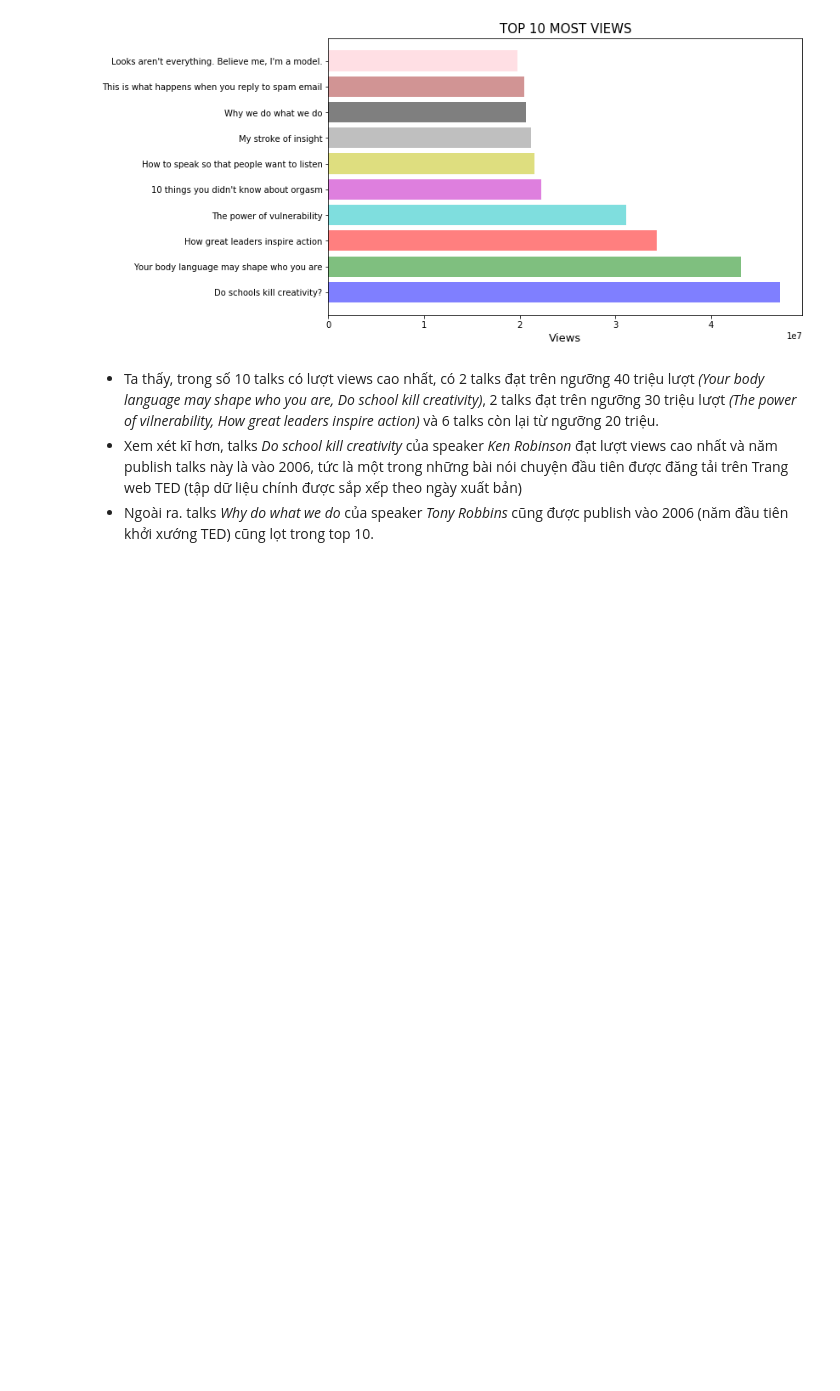
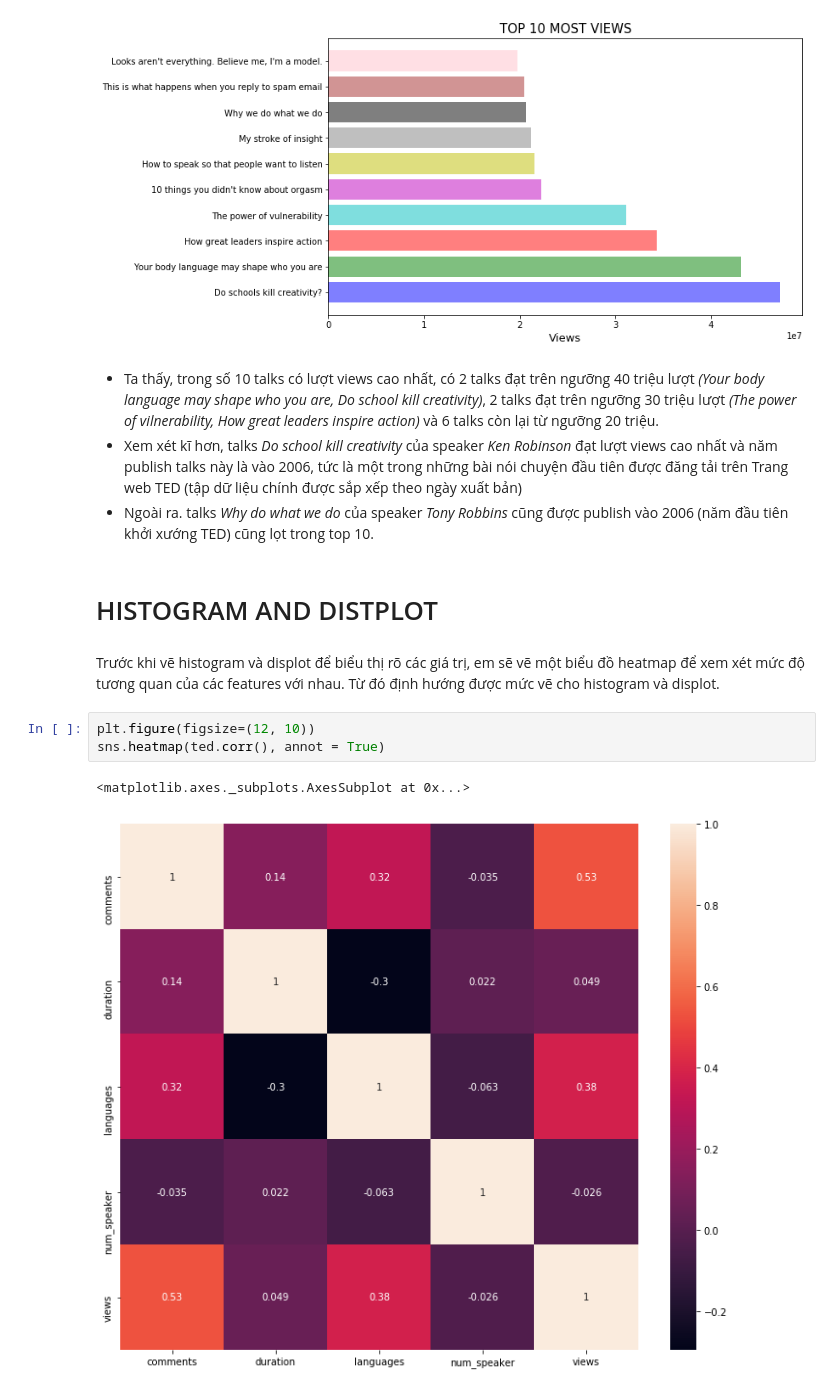
Before and after one commit to nguyenhuynhxuanmai/LTKHDL_FinalProject, a Jupyter notebook: 1712091_NguyenHuynhXuanMai.ipynb, the cells around one changed output. Drawn from its saved outputs; the diff is of its cells as text; blank space fills up the shorter version.

```diff
--- a/1712091_NguyenHuynhXuanMai.ipynb
+++ b/1712091_NguyenHuynhXuanMai.ipynb
@@ -229,3 +229,13 @@ plt.show();
 - Ta thấy, trong số 10 talks có lượt views cao nhất, có 2 talks đạt trên ngưỡng 40 triệu lượt *(Your body language may shape who you are, Do school kill creativity)*, 2 talks đạt trên ngưỡng 30 triệu lượt *(The power of vilnerability, How great leaders inspire action)* và 6 talks còn lại từ ngưỡng 20 triệu.
 - Xem xét kĩ hơn, talks *Do school kill creativity* của speaker *Ken Robinson* đạt lượt views cao nhất và năm publish talks này là vào 2006, tức là một trong những bài nói chuyện đầu tiên được đăng tải trên Trang web TED (tập dữ liệu chính được sắp xếp theo ngày xuất bản)
 - Ngoài ra. talks *Why do what we do* của speaker *Tony Robbins* cũng được publish vào 2006 (năm đầu tiên khởi xướng TED) cũng lọt trong top 10.
+# %% [markdown]
+# HISTOGRAM AND DISTPLOT
+# %% [markdown]
+Trước khi vẽ histogram và displot để biểu thị rõ các giá trị, em sẽ vẽ một biểu đồ heatmap để xem xét mức độ tương quan của các features với nhau. Từ đó định hướng được mức vẽ cho histogram và displot.
+# %%
+plt.figure(figsize=(12, 10))
+sns.heatmap(ted.corr(), annot = True)
+# %% [output]
+<matplotlib.axes._subplots.AxesSubplot at 0x...>
+[figure, added]
```
Also changed, not shown: parts of 22 cells of this notebook.
